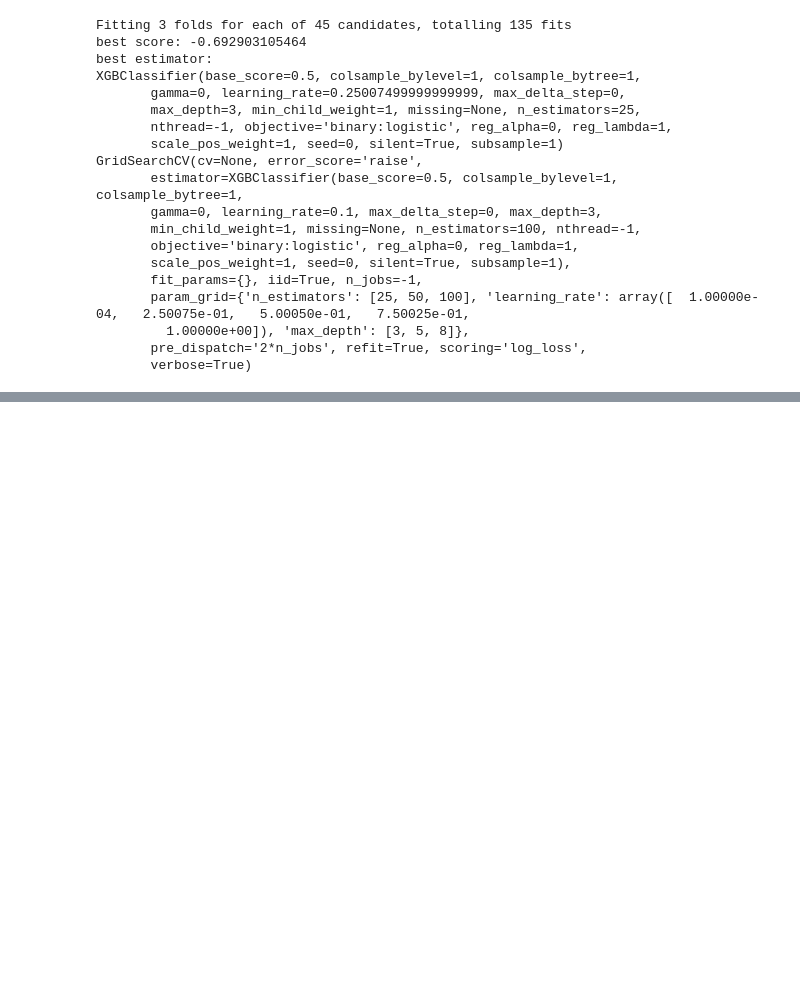
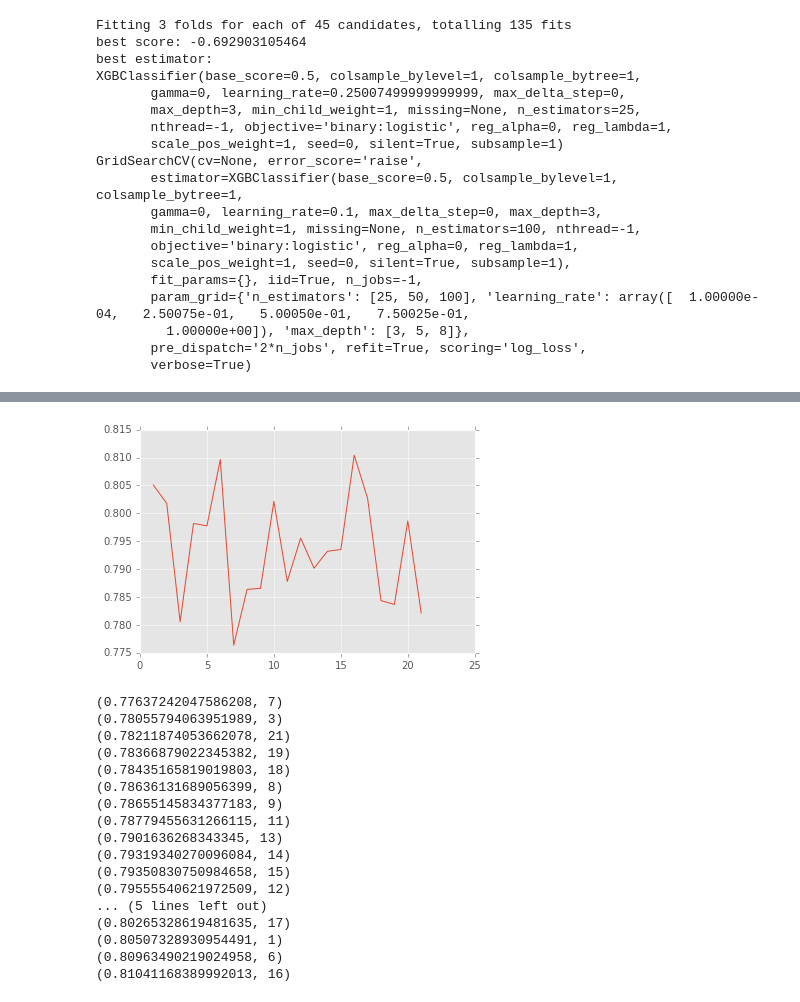
Before and after one commit to re9ulus/data_science_snippets, a Jupyter notebook: eda/n_ai.ipynb, the cells around one changed output, grey strips where cells are left out. Drawn from its saved outputs; the diff is of its cells as text; code cells hidden in the pictures; blank space fills up the shorter version.

```diff
--- a/eda/n_ai.ipynb
+++ b/eda/n_ai.ipynb
@@ -572,0 +771,20 @@ log_loss(y_test, pred)
+# %%
+def test_rf(X_train, X_test, y_train, y_test):
+    clf_rf = RandomForestClassifier(random_state=random_state)
+    param_grid = {
+         'criterion': ['gini', 'entropy'],
+         'max_features': ['sqrt', 'log2']
+    }
+    clf = grid_search_clf(clf_rf, param_grid, X_train, y_train)
+    score = clf_score(clf, X_test, y_test)
+#     print('log_loss: {0}'.format(score))
+    return score
+
+res = []
+for feature in data.columns:
+    if feature == 'target':
+        continue
+    X_train, X_test, y_train, y_test = get_sorted_data(feature)
+    score = test_rf(X_train, X_test, y_train, y_test)
+    print('>> feature : {0} : {1}'.format(feature, score))
+    res.append(score)
@@ -572,0 +913,26 @@ log_loss(y_test, pred)
+# %%
+plt.plot(range(1, len(res)+1), res)
+plt.show()
+res_scores = [(s, i+1) for i, s in enumerate(res)]
+
+for i in sorted(res_scores):
+    print(i)
+# %% [output]
+[figure, added]
+(0.77637242047586208, 7)
+(0.78055794063951989, 3)
+(0.78211874053662078, 21)
+(0.78366879022345382, 19)
+(0.78435165819019803, 18)
+(0.78636131689056399, 8)
+(0.78655145834377183, 9)
+(0.78779455631266115, 11)
+(0.7901636268343345, 13)
+(0.79319340270096084, 14)
+(0.79350830750984658, 15)
+(0.79555540621972509, 12)
+... (5 lines left out)
+(0.80265328619481635, 17)
+(0.80507328930954491, 1)
+(0.80963490219024958, 6)
+(0.81041168389992013, 16)
```
Also changed, not shown: parts of 34 cells of this notebook.
